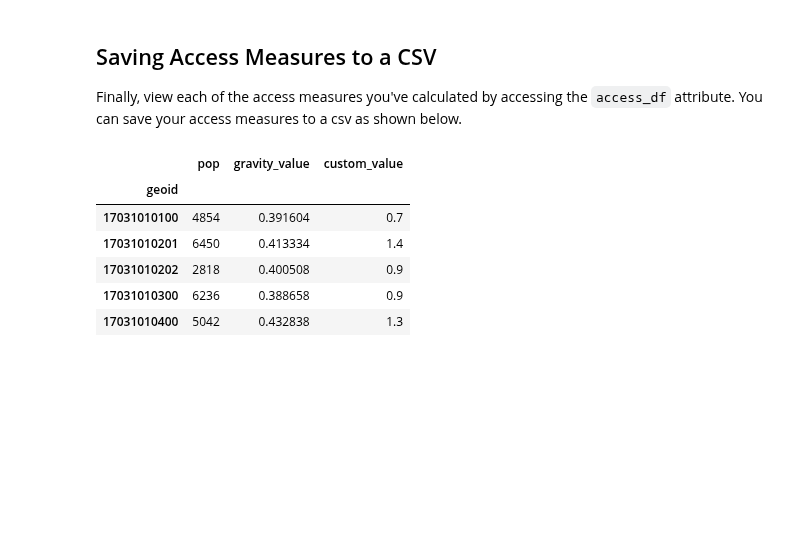
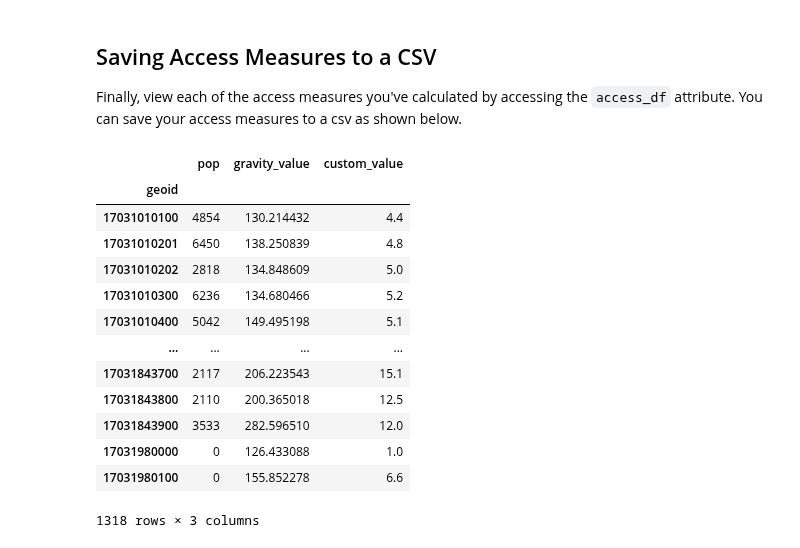
Before and after one commit to pysal/access, a Jupyter notebook: notebooks/5_compute_access_scores_joined_census_tracts.ipynb, the cells around one changed output. Saved outputs shown, nothing was run; the diff lists cells and outputs as text; code cells hidden in the pictures; blank space fills up the shorter version.

```diff
--- a/notebooks/How to Use access to Compute Access to Locations Given X Y Coordinates.ipynb
+++ b/notebooks/5_compute_access_scores_joined_census_tracts.ipynb
@@ -120,0 +120,12 @@ First, we'll instantiate an instance of the `access` class by providing it our d
+# %%
+cook_county_hospitals_geom = cook_county_hospitals_geom.set_crs(3528)
+cook_county_hospitals_w_tracts = gpd.sjoin(
+    cook_county_hospitals_geom,
+    cook_county_tracts[["geoid", "geometry"]],
+    how="inner",
+    predicate="intersects",
+)
+cook_county_hospitals_w_tracts = cook_county_hospitals_w_tracts.drop(
+    columns=["index_right"]
+)
+cook_county_hospitals_w_tracts.head()
@@ -120,0 +144,3 @@ First, we'll instantiate an instance of the `access` class by providing it our d
+# %%
+cook_cost_matrix = Datasets.load_data("chi_times")
+cook_cost_matrix.head()
@@ -123,8 +158,12 @@ cook_hospital_access = Access(
     demand_df=cook_county_geopop,
     demand_index="geoid",
     demand_value="pop",
-    supply_df=cook_county_hospitals_geom,
-    supply_index="OBJECTID",
+    supply_df=cook_county_hospitals_w_tracts,
+    supply_index="geoid",
+    cost_df=cook_cost_matrix,
+    cost_origin="origin",
+    cost_dest="dest",
+    cost_name="cost",
 )
 # %% [output]
 access INFO     :: Warning: A supply value was not provided, so a default
@@ -224,14 +244,21 @@ plot_access_measure("custom_value")
 ## Saving Access Measures to a CSV
 Finally, view each of the access measures you've calculated by accessing the `access_df` attribute. You can save your access measures to a csv as shown below.
 # %%
-cook_hospital_access.access_df.head()
+cook_hospital_access.access_df
 # %% [output]
 |  | pop | gravity_value | custom_value |
 | geoid |  |  |  |
-| 17031010100 | 4854 | 0.391604 | 0.7 |
-| 17031010201 | 6450 | 0.413334 | 1.4 |
-| 17031010202 | 2818 | 0.400508 | 0.9 |
-| 17031010300 | 6236 | 0.388658 | 0.9 |
-| 17031010400 | 5042 | 0.432838 | 1.3 |
+| 17031010100 | 4854 | 130.214432 | 4.4 |
+| 17031010201 | 6450 | 138.250839 | 4.8 |
+| 17031010202 | 2818 | 134.848609 | 5.0 |
+| 17031010300 | 6236 | 134.680466 | 5.2 |
+| 17031010400 | 5042 | 149.495198 | 5.1 |
+| ... | ... | ... | ... |
+| 17031843700 | 2117 | 206.223543 | 15.1 |
+| 17031843800 | 2110 | 200.365018 | 12.5 |
+| 17031843900 | 3533 | 282.596510 | 12.0 |
+| 17031980000 | 0 | 126.433088 | 1.0 |
+| 17031980100 | 0 | 155.852278 | 6.6 |
+1318 rows × 3 columns
 # %%
 cook_hospital_access.access_df.to_csv("./cook_county_hospital_access_measures.csv")
```
Also changed, not shown: parts of 20 cells of this notebook, 9 other files.
